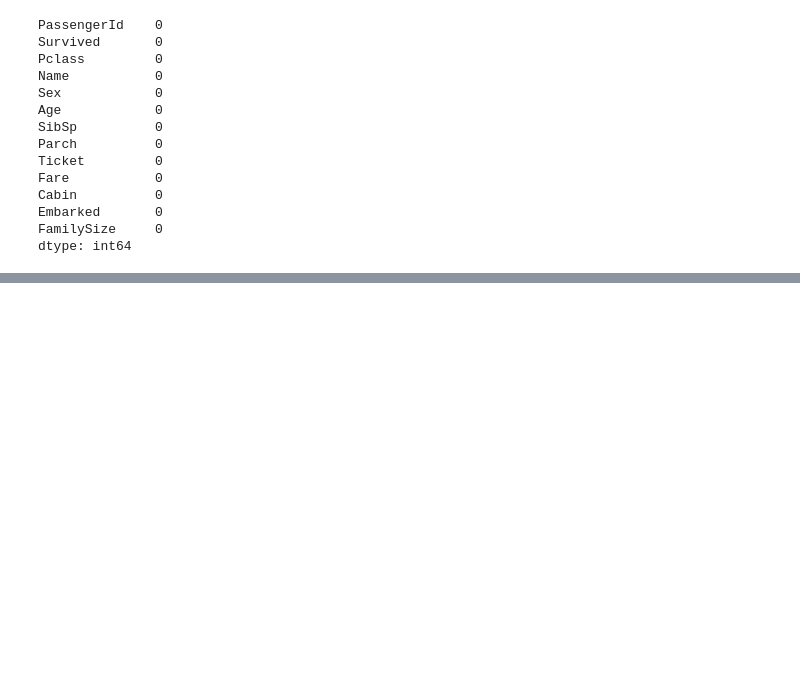
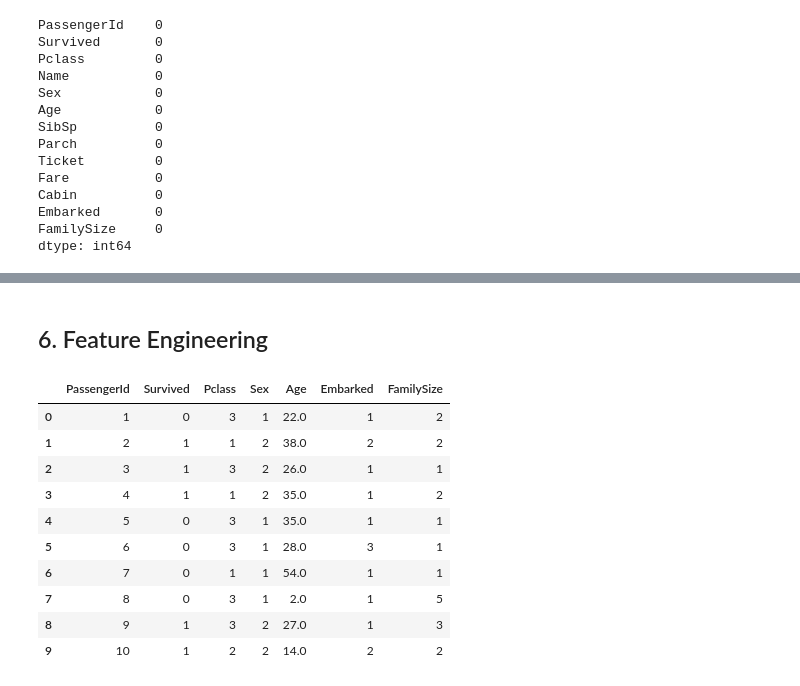
Before and after one commit to zaki-him/Titanic-Survival-Prediction, a Jupyter notebook: main.ipynb, the cells around one changed output, grey strips where cells are left out. Cells and saved outputs as stored; diff of their text form; code cells hidden in the pictures; blank space fills up the shorter version.

Commit message:
Feature engineering

```diff
--- a/main.ipynb
+++ b/main.ipynb
@@ -203,0 +233,18 @@ dtype: int64
+# %% [markdown]
+## 6. Feature Engineering
+# %%
+## Now that we cleaned the data and visualized it we can decide on the columns that we will drop since they have no effect on the model, we can drop the name, ticket, the cabin since there is a  lot of missing values, the sibsp and parch we can drop them since FamilySize can represent both of them (we can see it as having a family or not situation), and for the fare column we can drop it since in a survival situation there's no time to checkfor the fare of the tacket
+df.drop(columns=['Name', 'Ticket', 'Cabin', 'SibSp', 'Parch', 'Fare'], inplace=True)
+df.head(10)
+# %% [output]
+|  | PassengerId | Survived | Pclass | Sex | Age | Embarked | FamilySize |
+| 0 | 1 | 0 | 3 | 1 | 22.0 | 1 | 2 |
+| 1 | 2 | 1 | 1 | 2 | 38.0 | 2 | 2 |
+| 2 | 3 | 1 | 3 | 2 | 26.0 | 1 | 1 |
+| 3 | 4 | 1 | 1 | 2 | 35.0 | 1 | 2 |
+| 4 | 5 | 0 | 3 | 1 | 35.0 | 1 | 1 |
+| 5 | 6 | 0 | 3 | 1 | 28.0 | 3 | 1 |
+| 6 | 7 | 0 | 1 | 1 | 54.0 | 1 | 1 |
+| 7 | 8 | 0 | 3 | 1 | 2.0 | 1 | 5 |
+| 8 | 9 | 1 | 3 | 2 | 27.0 | 1 | 3 |
+| 9 | 10 | 1 | 2 | 2 | 14.0 | 2 | 2 |
```
Also changed, not shown: parts of 4 cells of this notebook.
